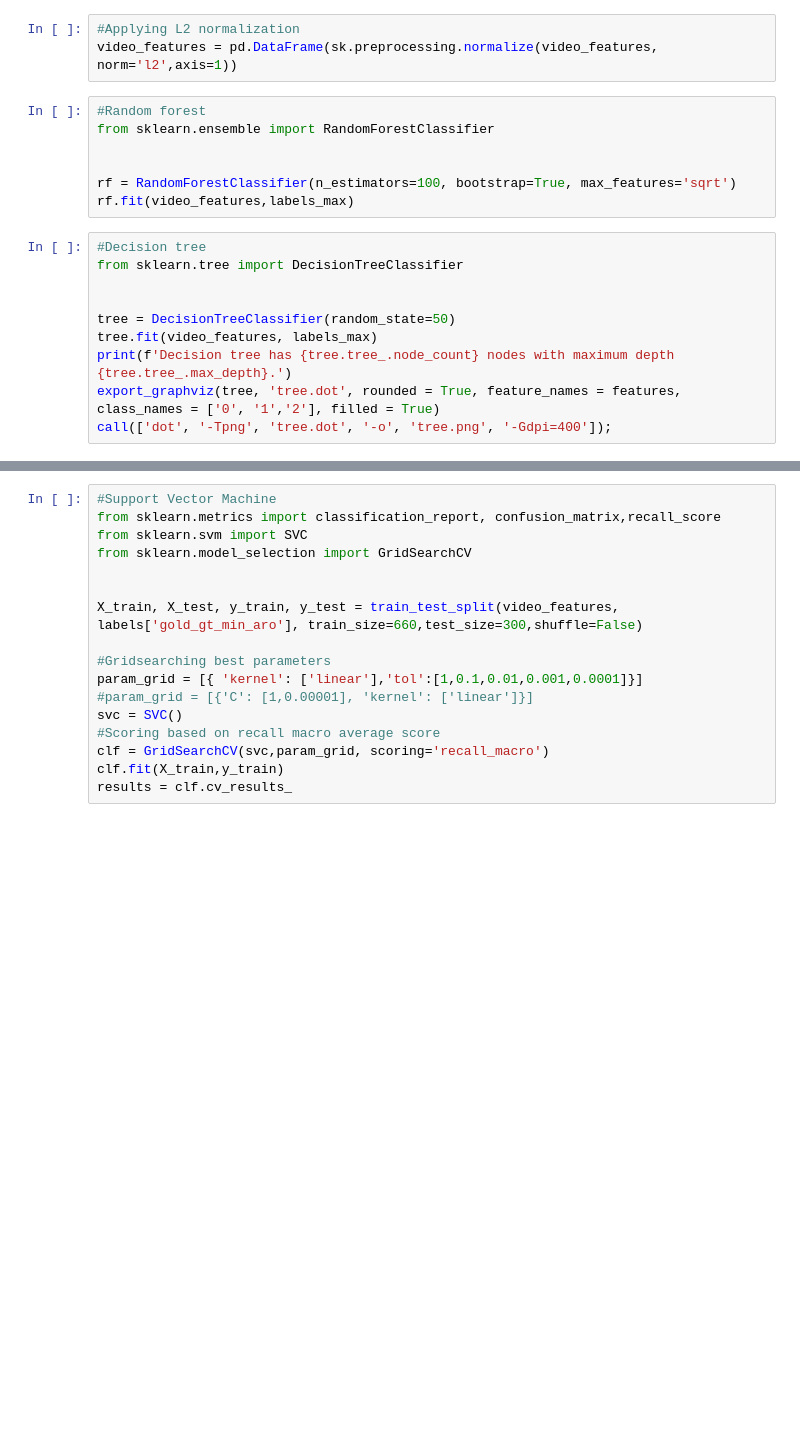
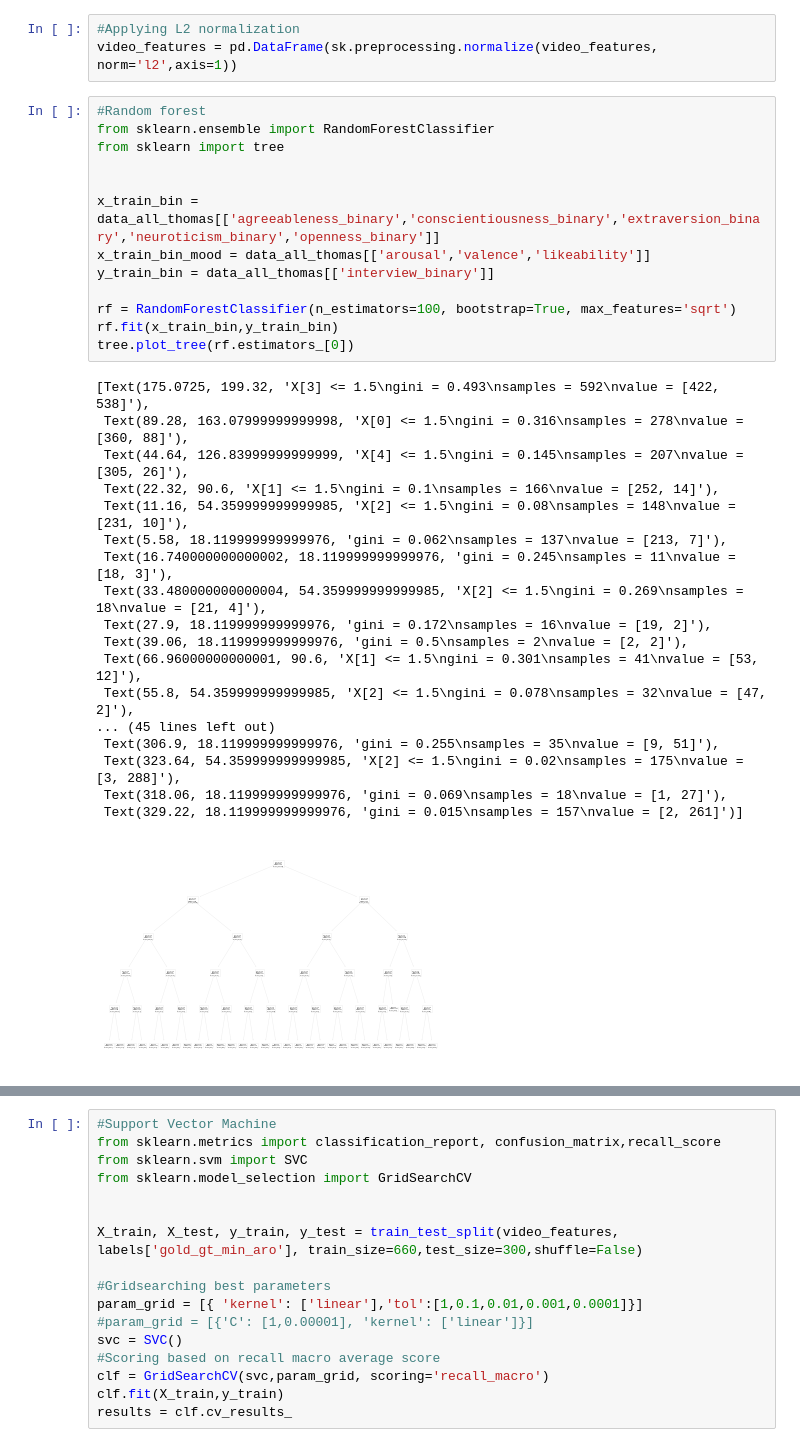
Before and after one commit to ThomasMol/Bachelor-Thesis-2020-PythonScripts, a Jupyter notebook: analysis.ipynb, the cells around one changed output, grey strips where cells are left out. Cells and saved outputs as stored; diff of their text form; blank space fills up the shorter version.

Commit message:
Decision trees

```diff
--- a/analysis.ipynb
+++ b/analysis.ipynb
@@ -30,17 +30,32 @@ video_features = pd.DataFrame(sk.preprocessing.normalize(video_features, norm='l
 # %%
 #Random forest
 from sklearn.ensemble import RandomForestClassifier
+from sklearn import tree
 
 
+x_train_bin = data_all_thomas[['agreeableness_binary','conscientiousness_binary','extraversion_binary','neuroticism_binary','openness_binary']]
+x_train_bin_mood = data_all_thomas[['arousal','valence','likeability']]
+y_train_bin = data_all_thomas[['interview_binary']]
+
 rf = RandomForestClassifier(n_estimators=100, bootstrap=True, max_features='sqrt')
-rf.fit(video_features,labels_max)
+rf.fit(x_train_bin,y_train_bin)
+tree.plot_tree(rf.estimators_[0])
+# %% [output]
+[Text(175.0725, 199.32, 'X[3] <= 1.5\ngini = 0.493\nsamples = 592\nvalue = [422, 538]'),
+ Text(89.28, 163.07999999999998, 'X[0] <= 1.5\ngini = 0.316\nsamples = 278\nvalue = [360, 88]'),
+ Text(44.64, 126.83999999999999, 'X[4] <= 1.5\ngini = 0.145\nsamples = 207\nvalue = [305, 26]'),
+ Text(22.32, 90.6, 'X[1] <= 1.5\ngini = 0.1\nsamples = 166\nvalue = [252, 14]'),
+ Text(11.16, 54.359999999999985, 'X[2] <= 1.5\ngini = 0.08\nsamples = 148\nvalue = [231, 10]'),
+ Text(5.58, 18.119999999999976, 'gini = 0.062\nsamples = 137\nvalue = [213, 7]'),
+ Text(16.740000000000002, 18.119999999999976, 'gini = 0.245\nsamples = 11\nvalue = [18, 3]'),
+ Text(33.480000000000004, 54.359999999999985, 'X[2] <= 1.5\ngini = 0.269\nsamples = 18\nvalue = [21, 4]'),
+ Text(27.9, 18.119999999999976, 'gini = 0.172\nsamples = 16\nvalue = [19, 2]'),
+ Text(39.06, 18.119999999999976, 'gini = 0.5\nsamples = 2\nvalue = [2, 2]'),
+ Text(66.96000000000001, 90.6, 'X[1] <= 1.5\ngini = 0.301\nsamples = 41\nvalue = [53, 12]'),
+ Text(55.8, 54.359999999999985, 'X[2] <= 1.5\ngini = 0.078\nsamples = 32\nvalue = [47, 2]'),
+... (45 lines left out)
+ Text(306.9, 18.119999999999976, 'gini = 0.255\nsamples = 35\nvalue = [9, 51]'),
+ Text(323.64, 54.359999999999985, 'X[2] <= 1.5\ngini = 0.02\nsamples = 175\nvalue = [3, 288]'),
+ Text(318.06, 18.119999999999976, 'gini = 0.069\nsamples = 18\nvalue = [1, 27]'),
+ Text(329.22, 18.119999999999976, 'gini = 0.015\nsamples = 157\nvalue = [2, 261]')]
+[figure, added]
-# %%
-#Decision tree
-from sklearn.tree import DecisionTreeClassifier
-
-
-tree = DecisionTreeClassifier(random_state=50)
-tree.fit(video_features, labels_max)
-print(f'Decision tree has {tree.tree_.node_count} nodes with maximum depth {tree.tree_.max_depth}.')
-export_graphviz(tree, 'tree.dot', rounded = True, feature_names = features, class_names = ['0', '1','2'], filled = True)
-call(['dot', '-Tpng', 'tree.dot', '-o', 'tree.png', '-Gdpi=400']);
```
Also changed, not shown: parts of 2 cells of this notebook.
